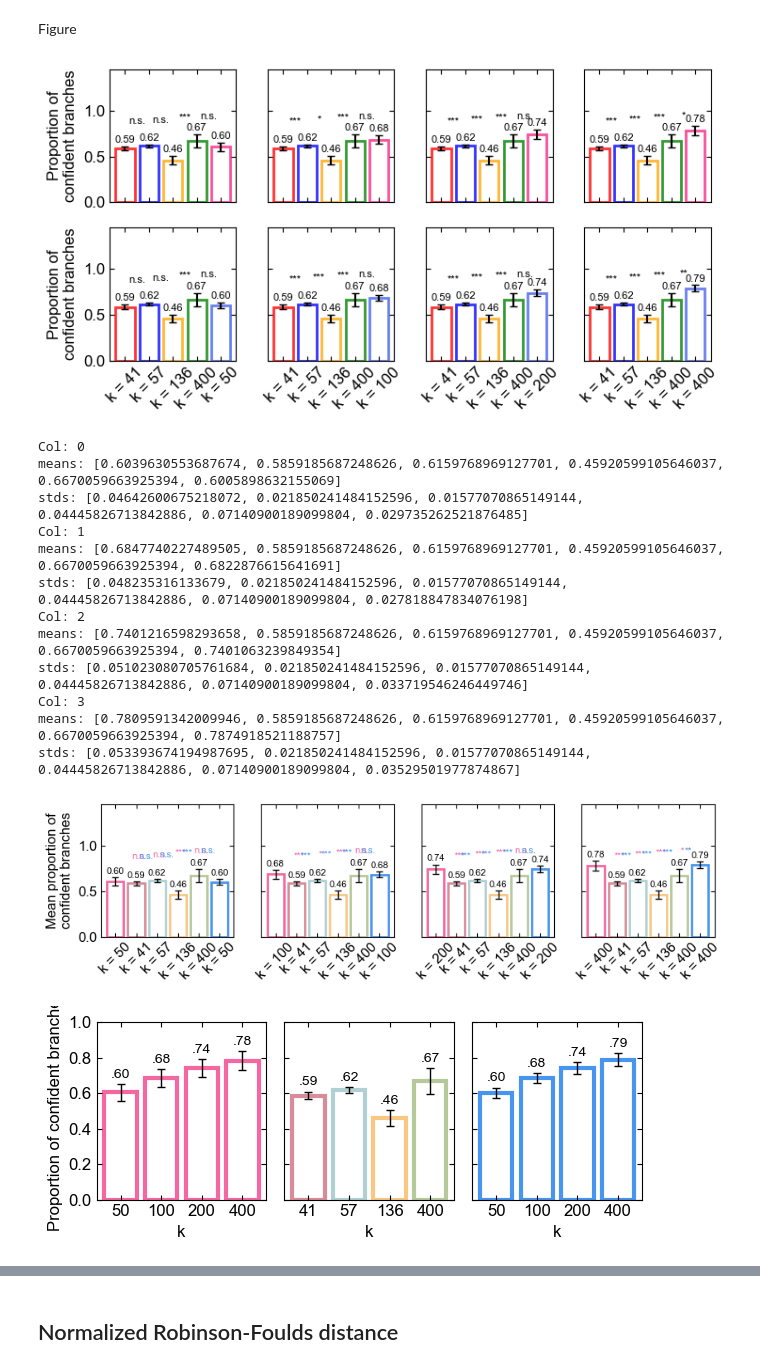
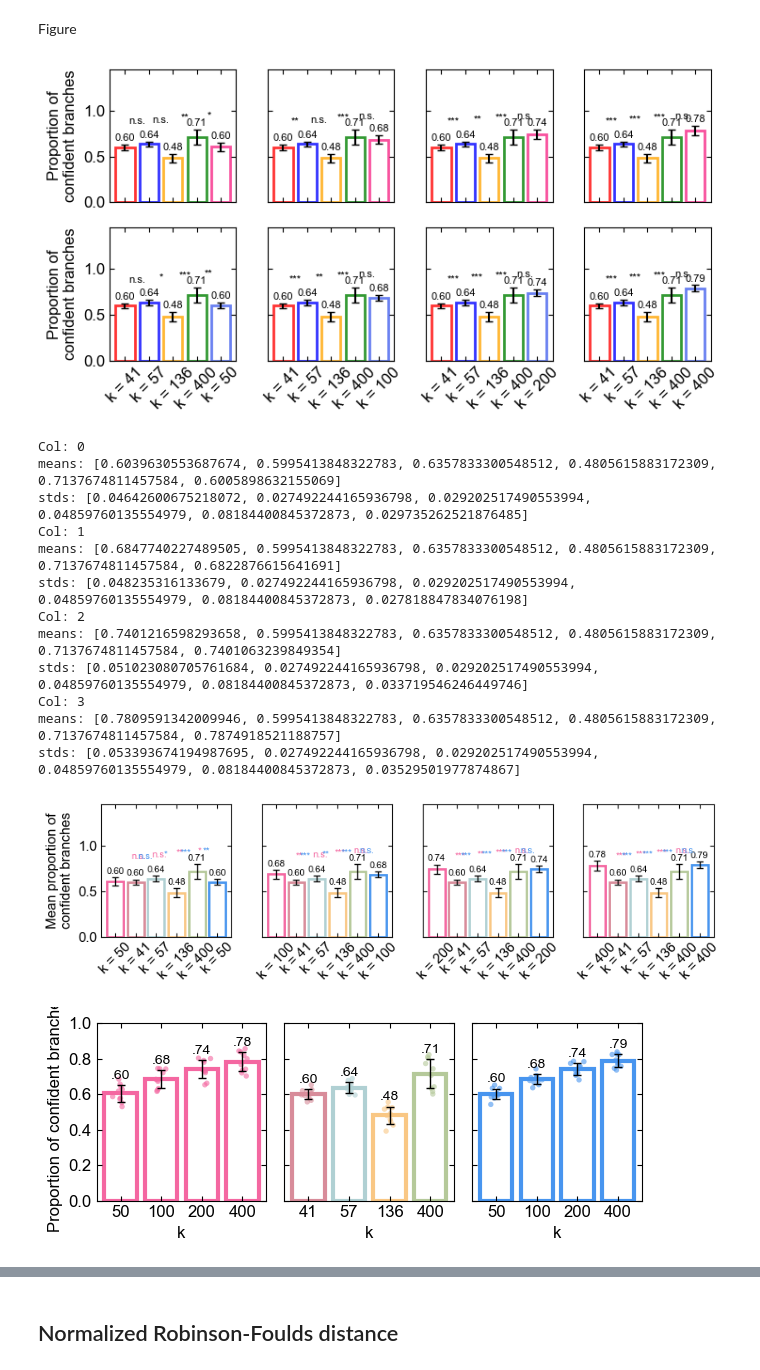
Before and after one commit to HSecaira/AugmentingPhyloSignalMicrobes, a Jupyter notebook: taxonomic_imbalance/tree_quality.ipynb, the cells around one changed output, grey strips where cells are left out. Cells and saved outputs as stored; diff of their text form; code cells hidden in the pictures.

```diff
--- a/taxonomic_imbalance/tree_quality.ipynb
+++ b/taxonomic_imbalance/tree_quality.ipynb
@@ -180,7 +180,7 @@ lpp_eggnog.shape
 # %% [output]
 (10, 4)
 # %%
-replicates =[0, 1, 2, 3, 4, 5]
+replicates =[0, 1, 2, 3, 4, 5, 6, 7, 8, 9]
 markers = ['martinez_gutierrez', 'moody_2024', 'amphora', 'phylophlan']
 ks = [41, 57, 136, 400]
 # %%
@@ -267,7 +267,7 @@ axs[1, 0].set_ylabel(f'Proportion of\nconfident branches')
 # plt.savefig(f'./figures/lpp_taxonomic_imbalance.svg')
 plt.show()
 # %% [output]
-[figure, old version]
+[figure, new version]
 # %%
 fig, axs = plt.subplots(1, 4, figsize=(8.5, 2.5), sharey=True, sharex = False)
 x = np.arange(6)
@@ -309,18 +309,18 @@ axs[0].set_ylabel(f'Mean proportion of\nconfident branches')
 plt.show()
 # %% [output]
 Col: 0
-means: [0.6039630553687674, 0.5859185687248626, 0.6159768969127701, 0.45920599105646037, 0.6670059663925394, 0.6005898632155069]
-stds: [0.04642600675218072, 0.021850241484152596, 0.01577070865149144, 0.04445826713842886, 0.07140900189099804, 0.029735262521876485]
+means: [0.6039630553687674, 0.5995413848322783, 0.6357833300548512, 0.4805615883172309, 0.7137674811457584, 0.6005898632155069]
+stds: [0.04642600675218072, 0.027492244165936798, 0.029202517490553994, 0.04859760135554979, 0.08184400845372873, 0.029735262521876485]
 Col: 1
-means: [0.6847740227489505, 0.5859185687248626, 0.6159768969127701, 0.45920599105646037, 0.6670059663925394, 0.6822876615641691]
-stds: [0.048235316133679, 0.021850241484152596, 0.01577070865149144, 0.04445826713842886, 0.07140900189099804, 0.027818847834076198]
+means: [0.6847740227489505, 0.5995413848322783, 0.6357833300548512, 0.4805615883172309, 0.7137674811457584, 0.6822876615641691]
+stds: [0.048235316133679, 0.027492244165936798, 0.029202517490553994, 0.04859760135554979, 0.08184400845372873, 0.027818847834076198]
 Col: 2
-means: [0.7401216598293658, 0.5859185687248626, 0.6159768969127701, 0.45920599105646037, 0.6670059663925394, 0.7401063239849354]
-stds: [0.051023080705761684, 0.021850241484152596, 0.01577070865149144, 0.04445826713842886, 0.07140900189099804, 0.033719546246449746]
+means: [0.7401216598293658, 0.5995413848322783, 0.6357833300548512, 0.4805615883172309, 0.7137674811457584, 0.7401063239849354]
+stds: [0.051023080705761684, 0.027492244165936798, 0.029202517490553994, 0.04859760135554979, 0.08184400845372873, 0.033719546246449746]
 Col: 3
-means: [0.7809591342009946, 0.5859185687248626, 0.6159768969127701, 0.45920599105646037, 0.6670059663925394, 0.7874918521188757]
-stds: [0.053393674194987695, 0.021850241484152596, 0.01577070865149144, 0.04445826713842886, 0.07140900189099804, 0.03529501977874867]
+means: [0.7809591342009946, 0.5995413848322783, 0.6357833300548512, 0.4805615883172309, 0.7137674811457584, 0.7874918521188757]
+stds: [0.053393674194987695, 0.027492244165936798, 0.029202517490553994, 0.04859760135554979, 0.08184400845372873, 0.03529501977874867]
-[figure, old version]
+[figure, new version]
 # %%
 fig, axs = plt.subplots(1, 3, figsize=(6.3, 2.6), sharey=True, sharex = False)
 x = np.arange(4)
@@ -328,40 +328,54 @@ colors = ['#d88c9a', '#b0d0d3', '#f9c784', '#b5c99a']
 # datasets = [lpp_kegg, lpp_eggnog]
 xticklabels_kegg_eggnog = [50, 100, 200, 400]
 xticklabels_previous = [41, 57, 136, 400]
+rng = np.random.default_rng(42)
 
 axs[0].bar(x, lpp_kegg.mean(axis = 0), yerr = lpp_kegg.std(axis = 0),
         edgecolor = '#f467a1', color = 'none', capsize = 3, lw = 3, error_kw = {'elinewidth': 1})
+# Add individual data points as scatter overlaid on top of bars
+axs[0].scatter(np.tile(x, (lpp_kegg.shape[0], 1)).flatten() + rng.normal(0, 0.1, lpp_kegg.size),
+                 lpp_kegg.flatten(), color = '#f467a1', alpha = 0.6, s = 15,
+                 edgecolor = 'None')
 axs[0].tick_params(top=True, right=True, direction='in', which='both')
 axs[0].set_xticks(x)
 axs[0].set_xticklabels(xticklabels_kegg_eggnog, ha = 'center')
 axs[0].set_xlabel(f'k')
 axs[1].bar(x, lpp_previous.mean(axis = 0), yerr = lpp_previous.std(axis = 0),
         edgecolor = colors, color = 'none', capsize = 3, lw = 3, error_kw = {'elinewidth': 1})
+# Add individual data points as scatter overlaid on top of bars
+axs[1].scatter(np.tile(x, (lpp_previous.shape[0], 1)).flatten() + rng.normal(0, 0.1, lpp_previous.size),
+                 lpp_previous.flatten(), alpha = 0.6, s = 15,
+                 color  = np.tile(colors, (lpp_previous.shape[0], 1)).flatten(),
+                 edgecolor = 'None')
 axs[1].tick_params(top=True, right=True, direction='in', which='both')
 axs[1].set_xticks(x)
 axs[1].set_xticklabels(xticklabels_previous, ha = 'center')
 axs[1].set_xlabel(f'k')
 axs[2].bar(x, lpp_eggnog.mean(axis = 0), yerr = lpp_eggnog.std(axis = 0),
         edgecolor = '#4895ef', color = 'none', capsize = 3, lw = 3, error_kw = {'elinewidth': 1})
+# Add individual data points as scatter overlaid on top of bars
+axs[2].scatter(np.tile(x, (lpp_eggnog.shape[0], 1)).flatten() + rng.normal(0, 0.1, lpp_eggnog.size),
+                 lpp_eggnog.flatten(), color = '#4895ef', alpha = 0.6, s = 15,
+                 edgecolor = 'None')
 axs[2].tick_params(top=True, right=True, direction='in', which='both')
 axs[2].set_xticks(x)
 axs[2].set_xticklabels(xticklabels_kegg_eggnog, ha = 'center')
 axs[2].set_xlabel(f'k')
 # Add means as text
 for i in x:
         axs[0].text(x[i], lpp_kegg.mean(axis = 0)[i] + lpp_kegg.std(axis = 0)[i] + 0.02,
                 f'{lpp_kegg.mean(axis = 0)[i] % 1:.2f}'[1:], ha = 'center', va = 'bottom', fontsize = 10)
         axs[1].text(x[i], lpp_previous.mean(axis = 0)[i] + lpp_previous.std(axis = 0)[i] + 0.02,
                 f'{lpp_previous.mean(axis = 0)[i] % 1:.2f}'[1:], ha = 'center', va = 'bottom', fontsize = 10)
         axs[2].text(x[i], lpp_eggnog.mean(axis = 0)[i] + lpp_eggnog.std(axis = 0)[i] + 0.02,
                 f'{lpp_eggnog.mean(axis = 0)[i] % 1:.2f}'[1:], ha = 'center', va = 'bottom', fontsize = 10)
 
 axs[0].set_ylim(0, 1.0)
 axs[0].set_ylabel(f'Proportion of confident branches')
 plt.savefig(f'./figures/lpp_taxonomic_imbalance.svg')
 plt.show()
 # %% [output]
-[figure, old version]
+[figure, new version]
 # %%
 results_lpp_kegg
 # %% [output]
```
Also changed, not shown: parts of 6 cells of this notebook, 9 other files.
